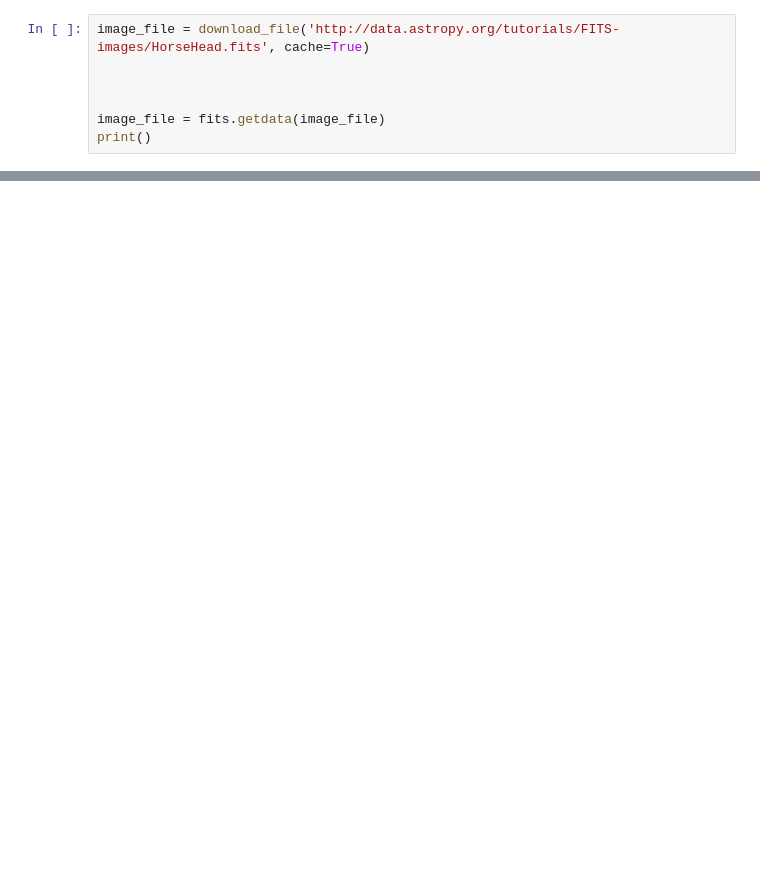
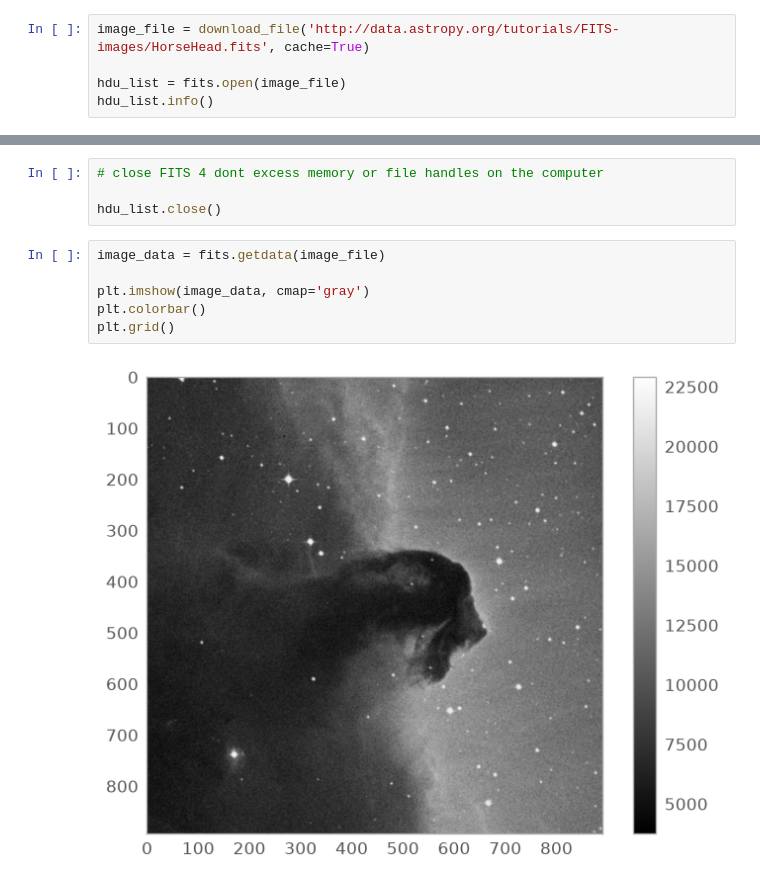
Before and after one commit to sh4rkNy/sextractor_tests, a Jupyter notebook: 001teste.ipynb, the cells around one changed output, grey strips where cells are left out. Cells and saved outputs as stored; diff of their text form; blank space fills up the shorter version.

Commit message:
add image

```diff
--- a/001teste.ipynb
+++ b/001teste.ipynb
@@ -11,7 +9,5 @@ ModuleNotFoundError: No module named 'numpy'
 # %%
 image_file = download_file('http://data.astropy.org/tutorials/FITS-images/HorseHead.fits', cache=True)
 
-
-
-image_file = fits.getdata(image_file)
-print()
+hdu_list = fits.open(image_file)
+hdu_list.info()
@@ -17,0 +27,12 @@ print()
+# %%
+# close FITS 4 dont excess memory or file handles on the computer
+
+hdu_list.close()
+# %%
+image_data = fits.getdata(image_file)
+
+plt.imshow(image_data, cmap='gray')
+plt.colorbar()
+plt.grid()
+# %% [output]
+[figure, added]
```
Also changed, not shown: parts of 3 cells of this notebook.
